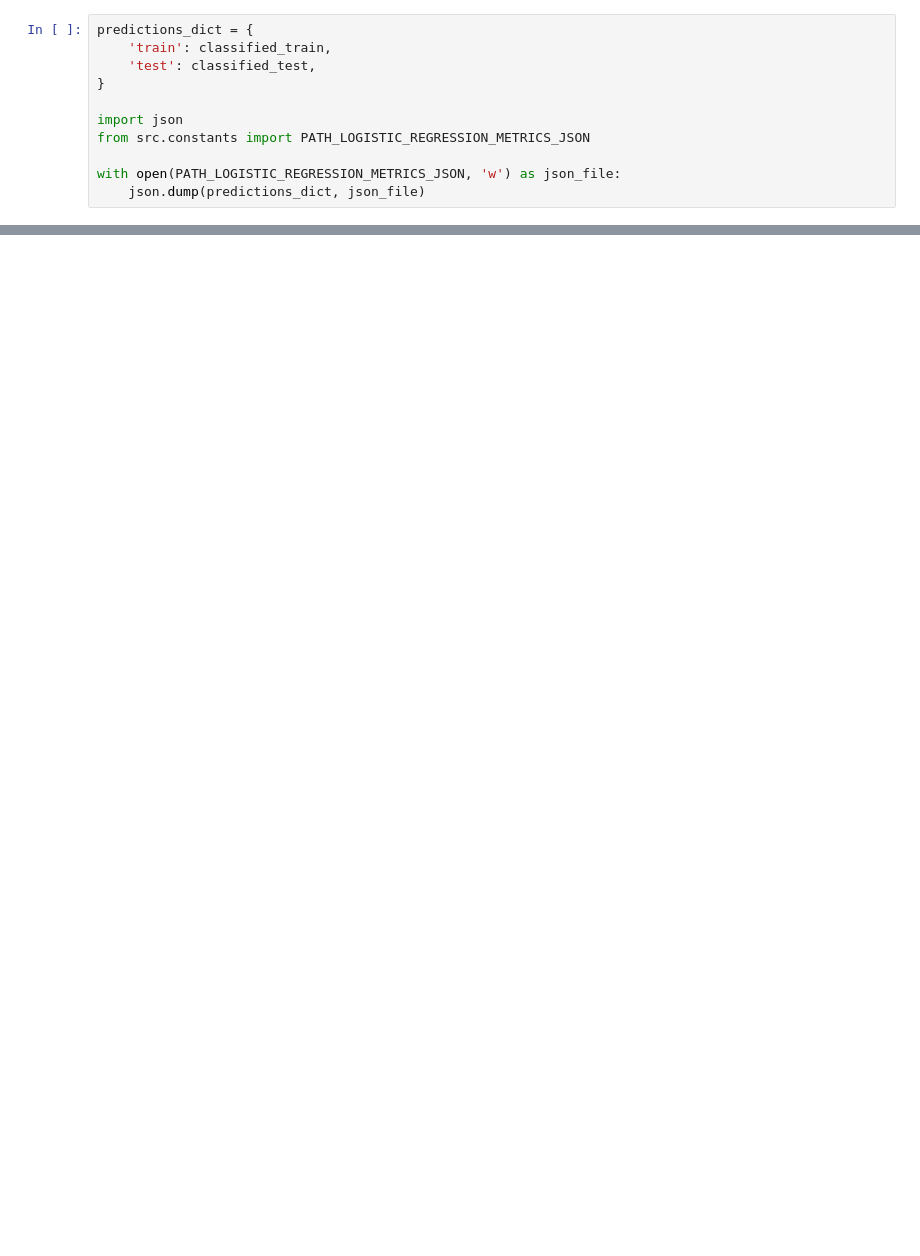
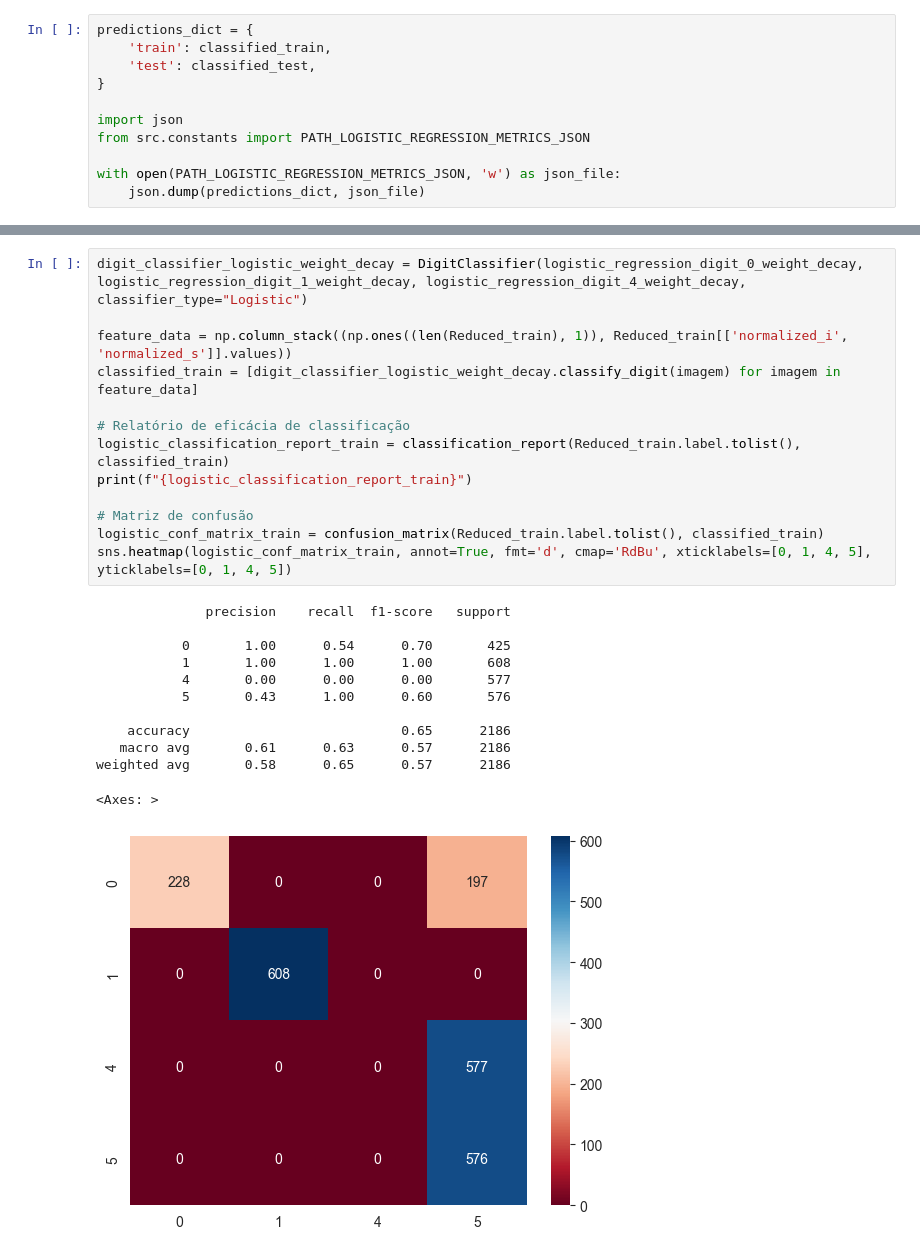
Before and after one commit to raninho/ml-digit-at-ufpb, a Jupyter notebook: notebooks/projeto.ipynb, the cells around one changed output, grey strips where cells are left out. Drawn from its saved outputs; the diff is of its cells as text; blank space fills up the shorter version.

```diff
--- a/notebooks/projeto.ipynb
+++ b/notebooks/projeto.ipynb
@@ -1369,0 +1491,26 @@ O classificador Perceptron obteve um erro de classificação de 0.0% para o conj
+# %%
+digit_classifier_logistic_weight_decay = DigitClassifier(logistic_regression_digit_0_weight_decay, logistic_regression_digit_1_weight_decay, logistic_regression_digit_4_weight_decay, classifier_type="Logistic")
+
+feature_data = np.column_stack((np.ones((len(Reduced_train), 1)), Reduced_train[['normalized_i', 'normalized_s']].values))
+classified_train = [digit_classifier_logistic_weight_decay.classify_digit(imagem) for imagem in feature_data]
+
+# Relatório de eficácia de classificação
+logistic_classification_report_train = classification_report(Reduced_train.label.tolist(), classified_train)
+print(f"{logistic_classification_report_train}")
+
+# Matriz de confusão
+logistic_conf_matrix_train = confusion_matrix(Reduced_train.label.tolist(), classified_train)
+sns.heatmap(logistic_conf_matrix_train, annot=True, fmt='d', cmap='RdBu', xticklabels=[0, 1, 4, 5], yticklabels=[0, 1, 4, 5])
+# %% [output]
+              precision    recall  f1-score   support
+
+           0       1.00      0.54      0.70       425
+           1       1.00      1.00      1.00       608
+           4       0.00      0.00      0.00       577
+           5       0.43      1.00      0.60       576
+
+    accuracy                           0.65      2186
+   macro avg       0.61      0.63      0.57      2186
+weighted avg       0.58      0.65      0.57      2186
+<Axes: >
+[figure, added]
```
Also changed, not shown: parts of 44 cells of this notebook, 4 other files.
